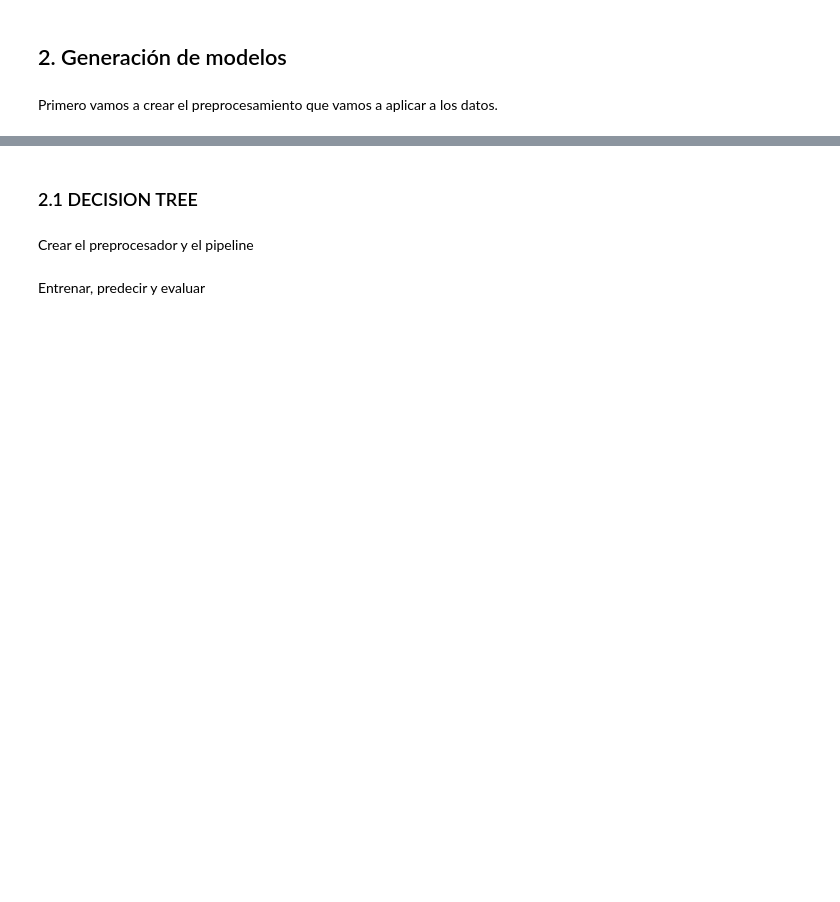
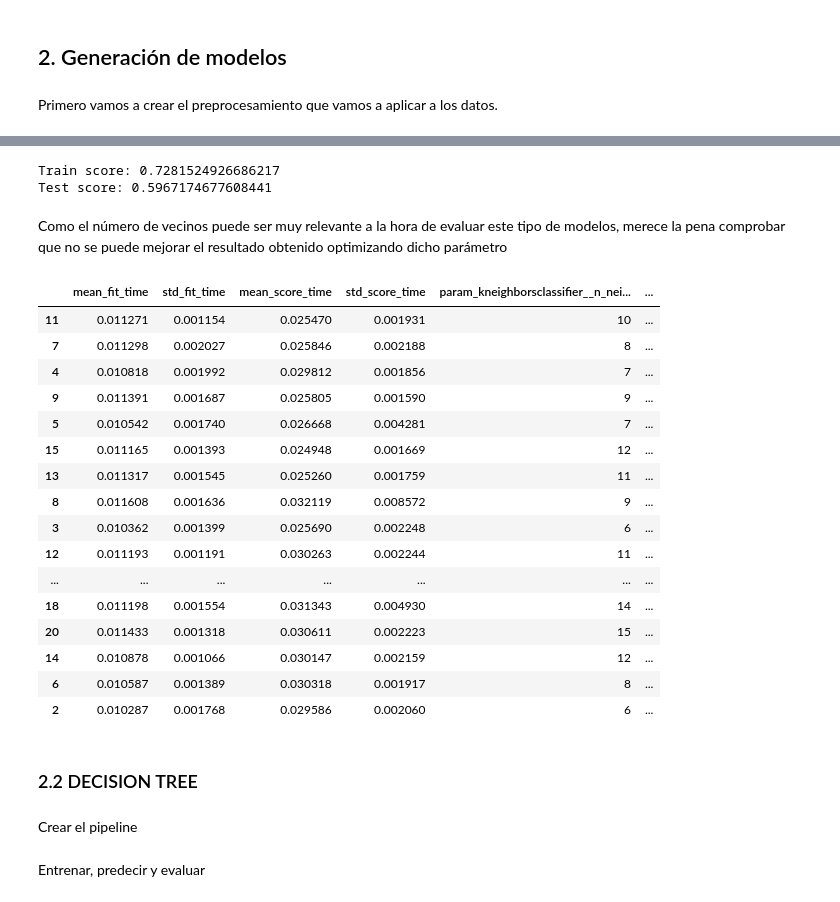
Before and after one commit to JaviertFM/TFG-AplicacionDeTecnicasDeAnalisisDeDatos, a Jupyter notebook: Modelos.ipynb, the cells around one changed output, grey strips where cells are left out. Cells and saved outputs as stored; diff of their text form; code cells hidden in the pictures; blank space fills up the shorter version.

```diff
--- a/Modelos.ipynb
+++ b/Modelos.ipynb
@@ -168,7 +195,45 @@ cv = RepeatedStratifiedKFold(n_splits=n_splits, n_repeats=n_repeats, random_stat
+# %%
+accKNN = pipelineKNN.score(X_test, y_test)
+
+print('Train score:', pipelineKNN.score(X_train, y_train))
+print('Test score:', accKNN)
+# %% [output]
+Train score: 0.7281524926686217
+Test score: 0.5967174677608441
+# %% [markdown]
+Como el número de vecinos puede ser muy relevante a la hora de evaluar este tipo de modelos, merece la pena comprobar que no se puede mejorar el resultado obtenido optimizando dicho parámetro
+# %%
+n_splits = 10
+n_repeats = 5
+
+cv_knn = RepeatedStratifiedKFold(n_splits=n_splits, n_repeats=n_repeats, random_state=random_state)
+# %%
+n_neighbors = [5, 6, 7, 8, 9, 10, 11, 12, 13, 14, 15]
+weights = ["uniform", "distance"]
+
+k_neighbors_classifier = optimize_params(pipelineKNN, X_train, y_train,cv_knn, kneighborsclassifier__weights=weights, kneighborsclassifier__n_neighbors=n_neighbors)
+# %% [output]
+|  | mean_fit_time | std_fit_time | mean_score_time | std_score_time | param_kneighborsclassifier__n_nei... | ... |
+| 11 | 0.011271 | 0.001154 | 0.025470 | 0.001931 | 10 | ... |
+| 7 | 0.011298 | 0.002027 | 0.025846 | 0.002188 | 8 | ... |
+| 4 | 0.010818 | 0.001992 | 0.029812 | 0.001856 | 7 | ... |
+| 9 | 0.011391 | 0.001687 | 0.025805 | 0.001590 | 9 | ... |
+| 5 | 0.010542 | 0.001740 | 0.026668 | 0.004281 | 7 | ... |
+| 15 | 0.011165 | 0.001393 | 0.024948 | 0.001669 | 12 | ... |
+| 13 | 0.011317 | 0.001545 | 0.025260 | 0.001759 | 11 | ... |
+| 8 | 0.011608 | 0.001636 | 0.032119 | 0.008572 | 9 | ... |
+| 3 | 0.010362 | 0.001399 | 0.025690 | 0.002248 | 6 | ... |
+| 12 | 0.011193 | 0.001191 | 0.030263 | 0.002244 | 11 | ... |
+| ... | ... | ... | ... | ... | ... | ... |
+| 18 | 0.011198 | 0.001554 | 0.031343 | 0.004930 | 14 | ... |
+| 20 | 0.011433 | 0.001318 | 0.030611 | 0.002223 | 15 | ... |
+| 14 | 0.010878 | 0.001066 | 0.030147 | 0.002159 | 12 | ... |
+| 6 | 0.010587 | 0.001389 | 0.030318 | 0.001917 | 8 | ... |
+| 2 | 0.010287 | 0.001768 | 0.029586 | 0.002060 | 6 | ... |
 # %% [markdown]
-### 2.1 DECISION TREE
+### 2.2 DECISION TREE
 # %% [markdown]
-Crear el preprocesador y el pipeline
+Crear el pipeline
 # %%
 pipeline = Pipeline(
     steps=[
```
Also changed, not shown: parts of 38 cells of this notebook, 7 other files.
